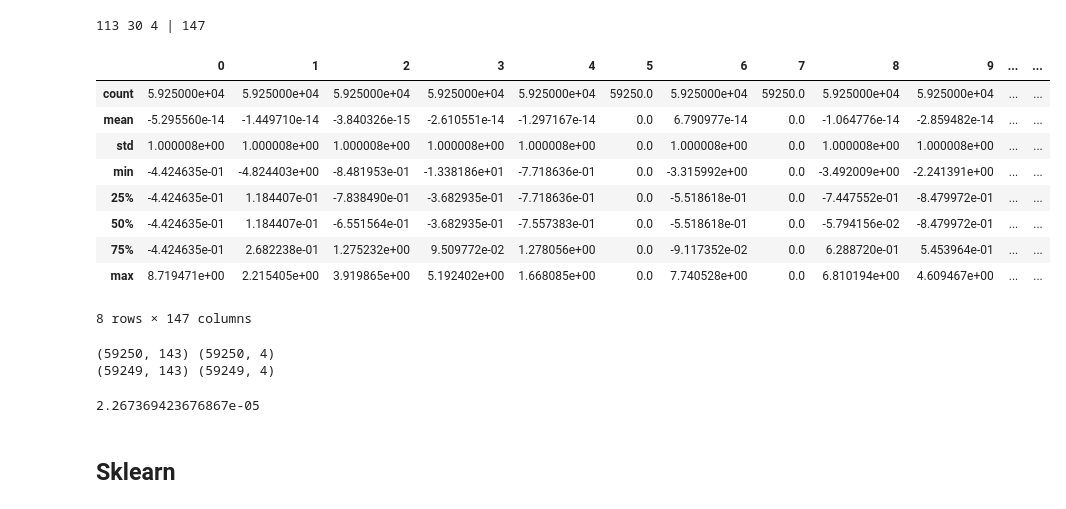
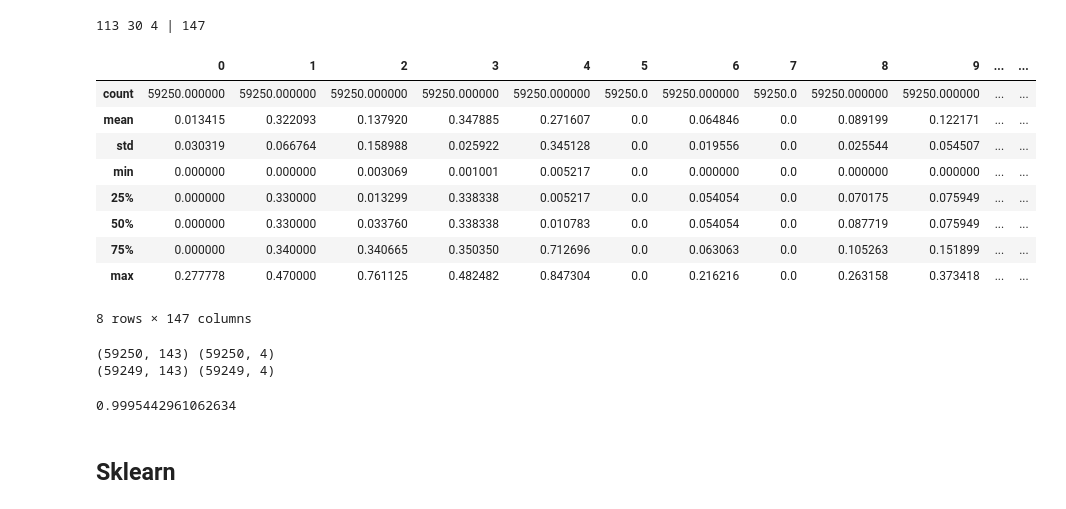
Before and after one commit to TemplierPaul/Dota_Simulator, a Jupyter notebook: DOTA Q approximation.ipynb, the cells around one changed output. Saved outputs shown, nothing was run; the diff lists cells and outputs as text; code cells hidden in the pictures.

```diff
--- a/DOTA Q approximation.ipynb
+++ b/DOTA Q approximation.ipynb
@@ -39,22 +39,28 @@ print(features_nb, actions_nb, rewards_nb, '|', total_nb)
 # %% [output]
 113 30 4 | 147
 # %%
-# Scale
-scaler = StandardScaler()
-scaler.fit(df)
-df_scaled = pd.DataFrame(scaler.transform(df))
+scale = False
+
+if scale:
+    # Scale
+    scaler = StandardScaler()
+    scaler.fit(df)
+    df_scaled = pd.DataFrame(scaler.transform(df))
+else:
+    df_scaled = df
+    df_scaled[143]=df_scaled[143]/2000
 
 df_scaled.describe()
 # %% [output]
 |  | 0 | 1 | 2 | 3 | 4 | 5 | 6 | 7 | 8 | 9 | ... | ... |
-| count | 5.925000e+04 | 5.925000e+04 | 5.925000e+04 | 5.925000e+04 | 5.925000e+04 | 59250.0 | 5.925000e+04 | 59250.0 | 5.925000e+04 | 5.925000e+04 | ... | ... |
-| mean | -5.295560e-14 | -1.449710e-14 | -3.840326e-15 | -2.610551e-14 | -1.297167e-14 | 0.0 | 6.790977e-14 | 0.0 | -1.064776e-14 | -2.859482e-14 | ... | ... |
-| std | 1.000008e+00 | 1.000008e+00 | 1.000008e+00 | 1.000008e+00 | 1.000008e+00 | 0.0 | 1.000008e+00 | 0.0 | 1.000008e+00 | 1.000008e+00 | ... | ... |
-| min | -4.424635e-01 | -4.824403e+00 | -8.481953e-01 | -1.338186e+01 | -7.718636e-01 | 0.0 | -3.315992e+00 | 0.0 | -3.492009e+00 | -2.241391e+00 | ... | ... |
-| 25% | -4.424635e-01 | 1.184407e-01 | -7.838490e-01 | -3.682935e-01 | -7.718636e-01 | 0.0 | -5.518618e-01 | 0.0 | -7.447552e-01 | -8.479972e-01 | ... | ... |
-| 50% | -4.424635e-01 | 1.184407e-01 | -6.551564e-01 | -3.682935e-01 | -7.557383e-01 | 0.0 | -5.518618e-01 | 0.0 | -5.794156e-02 | -8.479972e-01 | ... | ... |
-| 75% | -4.424635e-01 | 2.682238e-01 | 1.275232e+00 | 9.509772e-02 | 1.278056e+00 | 0.0 | -9.117352e-02 | 0.0 | 6.288720e-01 | 5.453964e-01 | ... | ... |
-| max | 8.719471e+00 | 2.215405e+00 | 3.919865e+00 | 5.192402e+00 | 1.668085e+00 | 0.0 | 7.740528e+00 | 0.0 | 6.810194e+00 | 4.609467e+00 | ... | ... |
+| count | 59250.000000 | 59250.000000 | 59250.000000 | 59250.000000 | 59250.000000 | 59250.0 | 59250.000000 | 59250.0 | 59250.000000 | 59250.000000 | ... | ... |
+| mean | 0.013415 | 0.322093 | 0.137920 | 0.347885 | 0.271607 | 0.0 | 0.064846 | 0.0 | 0.089199 | 0.122171 | ... | ... |
+| std | 0.030319 | 0.066764 | 0.158988 | 0.025922 | 0.345128 | 0.0 | 0.019556 | 0.0 | 0.025544 | 0.054507 | ... | ... |
+| min | 0.000000 | 0.000000 | 0.003069 | 0.001001 | 0.005217 | 0.0 | 0.000000 | 0.0 | 0.000000 | 0.000000 | ... | ... |
+| 25% | 0.000000 | 0.330000 | 0.013299 | 0.338338 | 0.005217 | 0.0 | 0.054054 | 0.0 | 0.070175 | 0.075949 | ... | ... |
+| 50% | 0.000000 | 0.330000 | 0.033760 | 0.338338 | 0.010783 | 0.0 | 0.054054 | 0.0 | 0.087719 | 0.075949 | ... | ... |
+| 75% | 0.000000 | 0.340000 | 0.340665 | 0.350350 | 0.712696 | 0.0 | 0.063063 | 0.0 | 0.105263 | 0.151899 | ... | ... |
+| max | 0.277778 | 0.470000 | 0.761125 | 0.482482 | 0.847304 | 0.0 | 0.216216 | 0.0 | 0.263158 | 0.373418 | ... | ... |
 8 rows × 147 columns
 # %%
 # Split X, r
@@ -74,7 +80,7 @@ print(X.shape, r.shape)
 # %%
 max(X.describe().loc['mean'])
 # %% [output]
-2.267369423676867e-05
+0.9995442961062634
 # %% [markdown]
 ## Sklearn
 # %%
```
Also changed, not shown: parts of 4 cells of this notebook.
